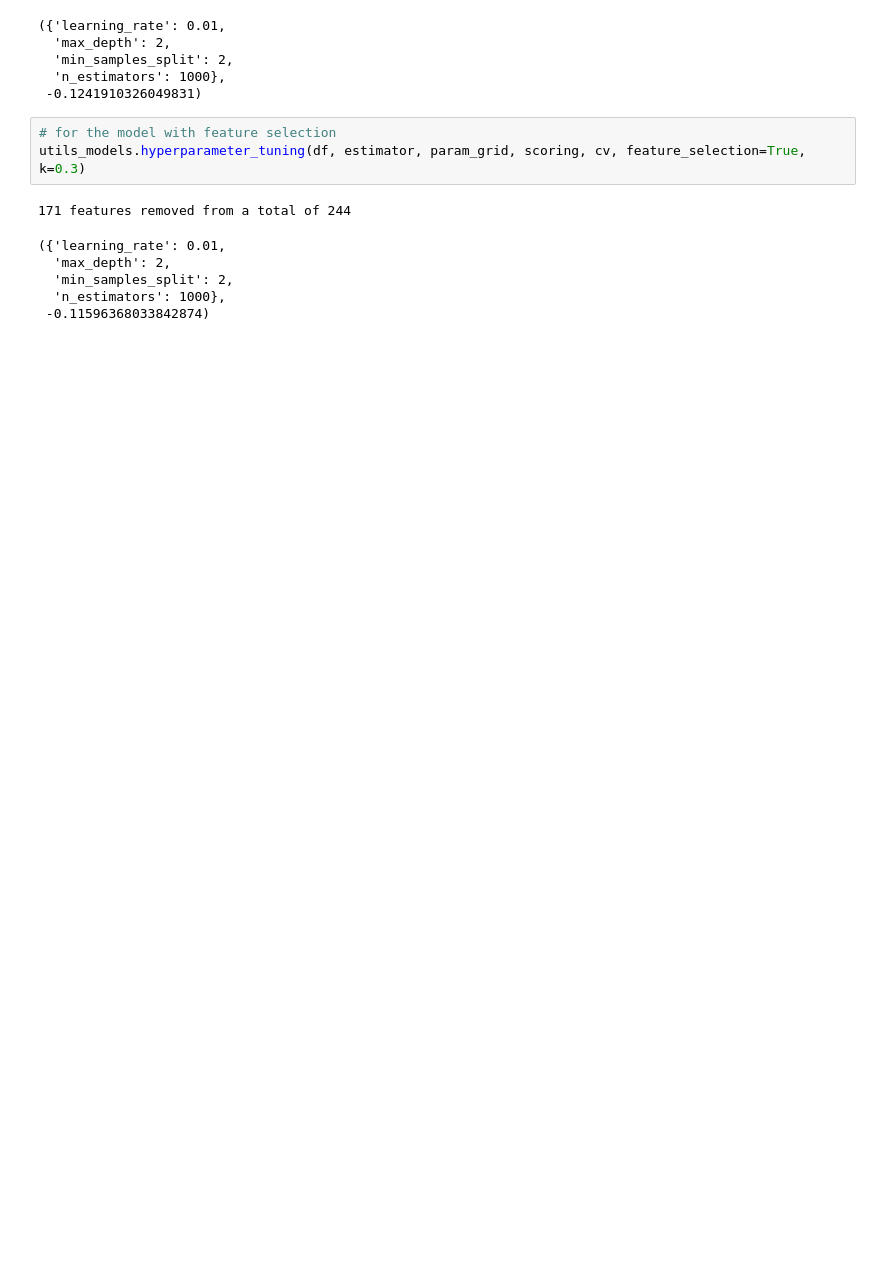
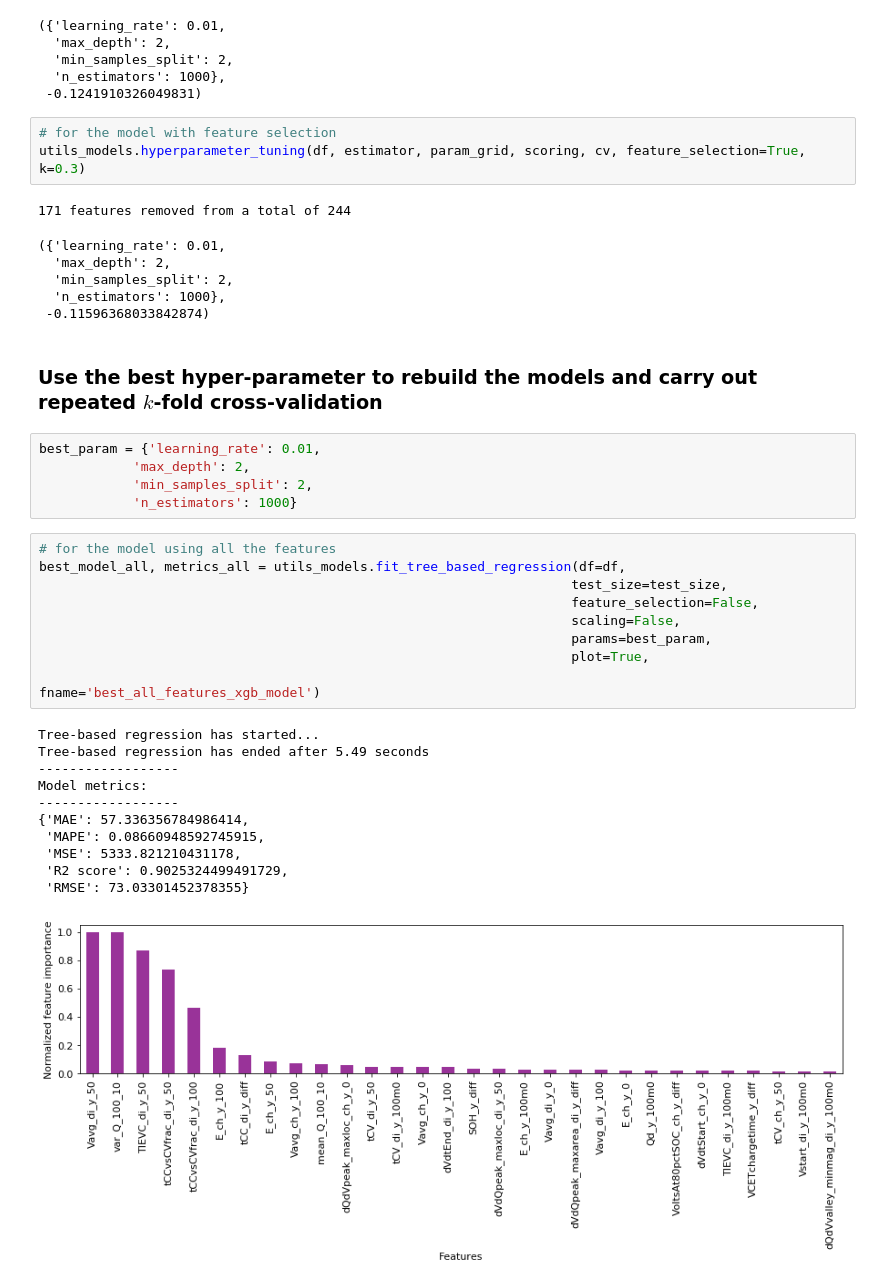
Before and after one commit to Rasheed19/MAC-MIGS-extended-project, a Jupyter notebook: 03_XGBoost_model.ipynb, the cells around one changed output. Drawn from its saved outputs; the diff is of its cells as text; blank space fills up the shorter version.

```diff
--- a/03_XGBoost_model.ipynb
+++ b/03_XGBoost_model.ipynb
@@ -342,3 +343,31 @@ utils_models.hyperparameter_tuning(df, estimator, param_grid, scoring, cv, featu
   'min_samples_split': 2,
   'n_estimators': 1000},
  -0.11596368033842874)
+# %% [markdown]
+### Use the best hyper-parameter to rebuild the models and carry out repeated $k$-fold cross-validation
+# %%
+best_param = {'learning_rate': 0.01,
+            'max_depth': 2,
+            'min_samples_split': 2,
+            'n_estimators': 1000}
+# %%
+# for the model using all the features
+best_model_all, metrics_all = utils_models.fit_tree_based_regression(df=df,
+                                                                    test_size=test_size,
+                                                                    feature_selection=False,
+                                                                    scaling=False,
+                                                                    params=best_param,
+                                                                    plot=True,
+                                                                    fname='best_all_features_xgb_model')
+# %% [output]
+Tree-based regression has started...
+Tree-based regression has ended after 5.49 seconds
+------------------
+Model metrics:
+------------------
+{'MAE': 57.336356784986414,
+ 'MAPE': 0.08660948592745915,
+ 'MSE': 5333.821210431178,
+ 'R2 score': 0.9025324499491729,
+ 'RMSE': 73.03301452378355}
+[figure, added]
```
Also changed, not shown: parts of 10 cells of this notebook.
